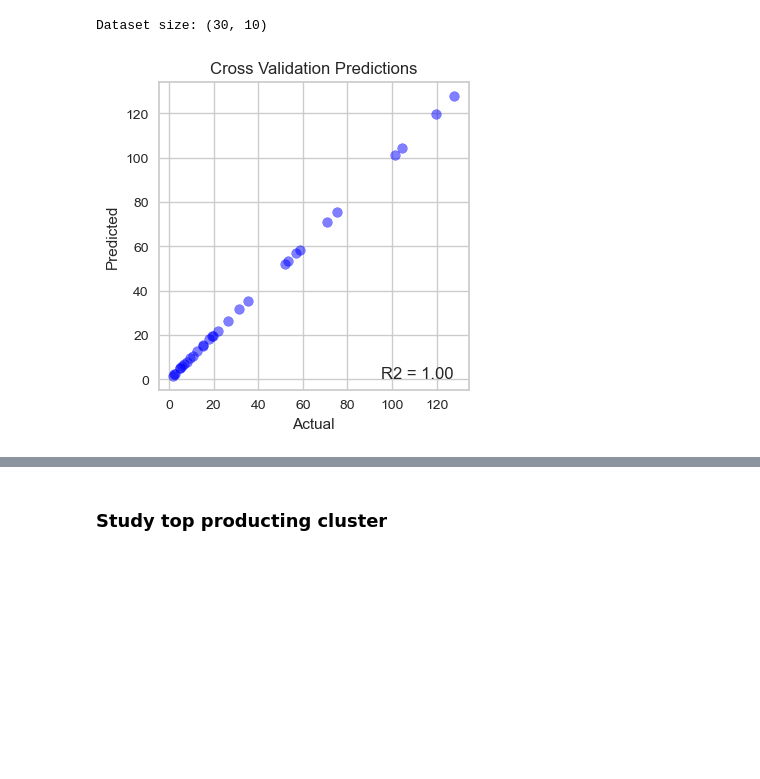
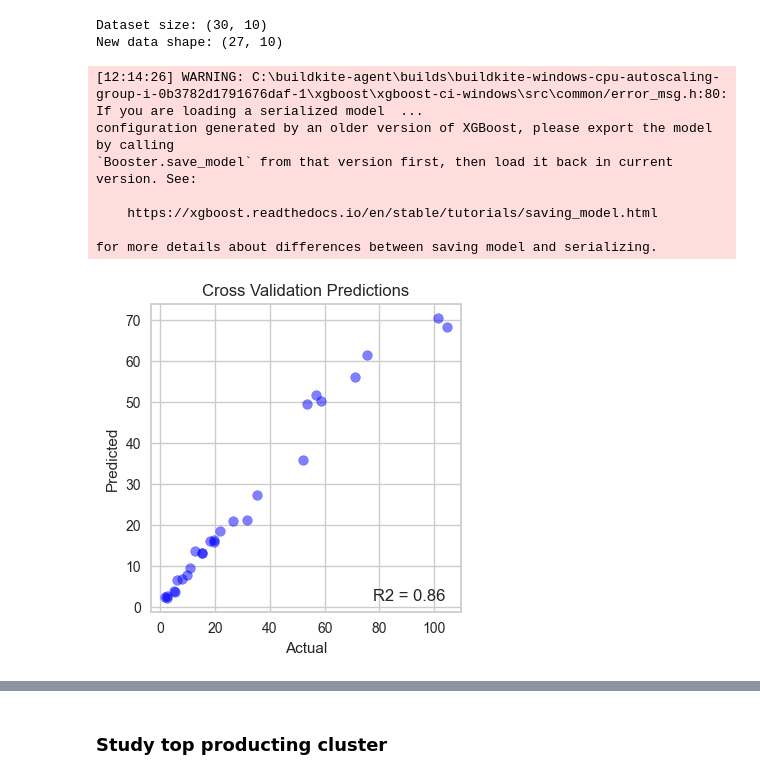
Before and after one commit to costasmexis/straindesignXAI, a Jupyter notebook: notebooks/Limonene.ipynb, the cells around one changed output, grey strips where cells are left out. Cells and saved outputs as stored; diff of their text form; code cells hidden in the pictures; blank space fills up the shorter version.

```diff
--- a/notebooks/Limonene.ipynb
+++ b/notebooks/Limonene.ipynb
@@ -76,34 +84,42 @@ PATH = "../data/preprocessed_Limonene_data.csv"
 # %%
 dl = DataLoader(PATH, INPUT_VARS, RESPONSE_VARS)
 dl.get_bounds()
 
 cycle = 'DBTL_A'
-cycle = 'all'
+# cycle = 'all'
 
 if cycle == 'DBTL_A':
     # Keep only DBTL_A indexes
     dl.df = dl.df[dl.df.index.isin(DBTL_A)]
     dl.X = dl.df[INPUT_VARS]
     dl.y = dl.df[RESPONSE_VARS]
     print(f"New data shape: {dl.df.shape}")
 
     try:
         dl.load_model("../models/xgb_limonene.pkl")
     except FileNotFoundError:
         dl.train_xgb(n_iter=300)
         dl.save_model("../models/xgb_limonene.pkl")
 
 elif cycle == 'all':
     try:
         dl.load_model("../models/xgb_limonene_all.pkl")
     except FileNotFoundError:
         dl.train_xgb(n_iter=300)
         dl.save_model("../models/xgb_limonene_all.pkl")
 
 dl.plot_R2()
 # %% [output]
 Dataset size: (30, 10)
+New data shape: (27, 10)
+[12:14:26] WARNING: C:\buildkite-agent\builds\buildkite-windows-cpu-autoscaling-group-i-0b3782d1791676daf-1\xgboost\xgboost-ci-windows\src\common/error_msg.h:80: If you are loading a serialized model  ...
+configuration generated by an older version of XGBoost, please export the model by calling
+`Booster.save_model` from that version first, then load it back in current version. See:
+
+    https://xgboost.readthedocs.io/en/stable/tutorials/saving_model.html
+
+for more details about differences between saving model and serializing.
-[figure, old version]
+[figure, new version]
 # %%
 dl.get_shap_values()
 # %% [output]
```
Also changed, not shown: parts of 8 cells of this notebook.
